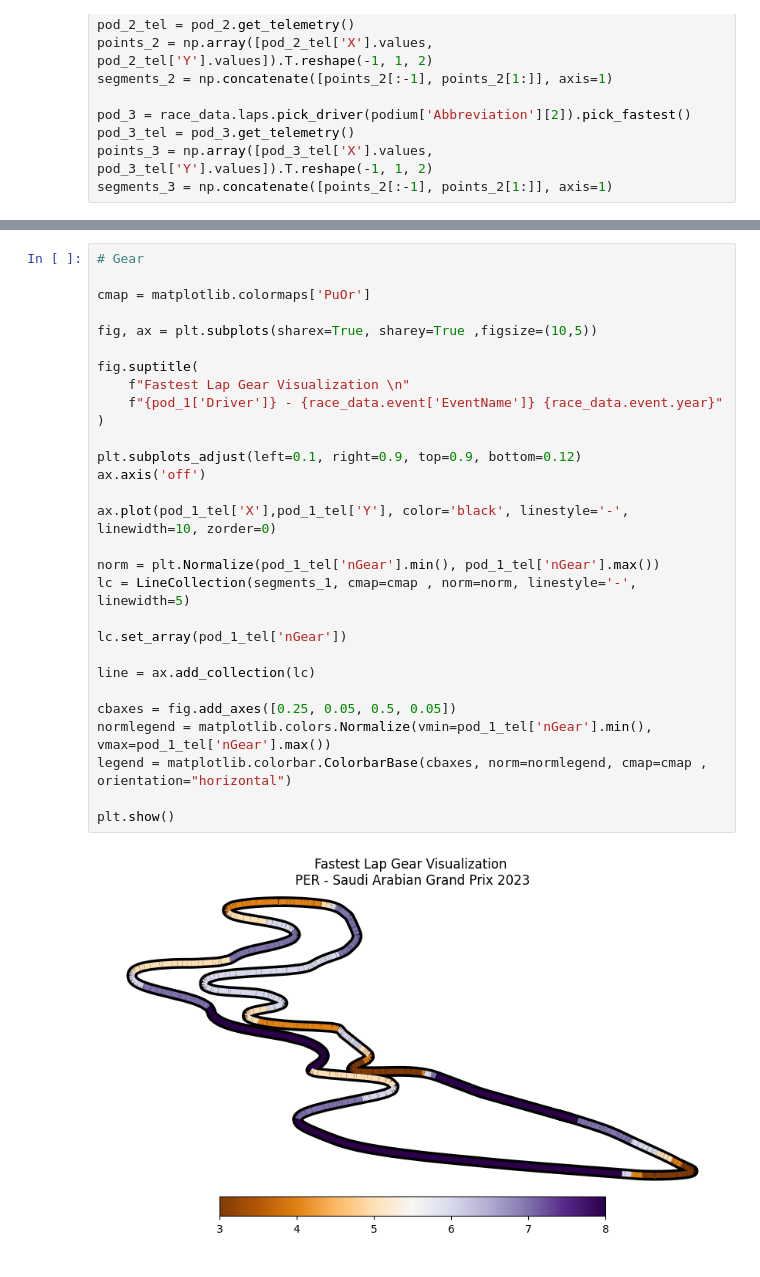
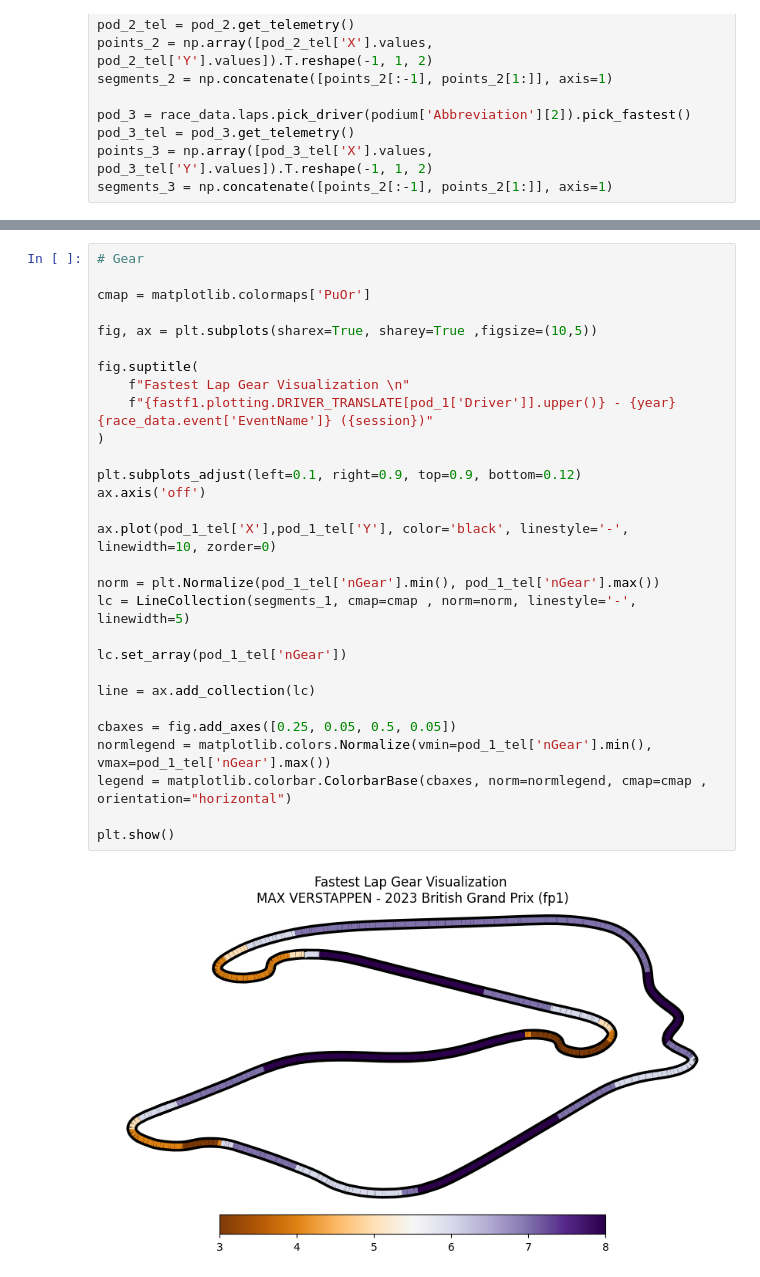
Before and after one commit to namra4122/Formula1_AnalysisDashboard, a Jupyter notebook: data_analysis.ipynb, the cells around one changed output, grey strips where cells are left out. Saved outputs shown, nothing was run; the diff lists cells and outputs as text.

```diff
--- a/data_analysis.ipynb
+++ b/data_analysis.ipynb
@@ -156,34 +217,34 @@ plt.show()
 # %%
 # Gear
 
 cmap = matplotlib.colormaps['PuOr']
 
 fig, ax = plt.subplots(sharex=True, sharey=True ,figsize=(10,5))
 
 fig.suptitle(
     f"Fastest Lap Gear Visualization \n"
-    f"{pod_1['Driver']} - {race_data.event['EventName']} {race_data.event.year}"
+    f"{fastf1.plotting.DRIVER_TRANSLATE[pod_1['Driver']].upper()} - {year} {race_data.event['EventName']} ({session})"
 )
 
 plt.subplots_adjust(left=0.1, right=0.9, top=0.9, bottom=0.12)
 ax.axis('off')
 
 ax.plot(pod_1_tel['X'],pod_1_tel['Y'], color='black', linestyle='-', linewidth=10, zorder=0)
 
 norm = plt.Normalize(pod_1_tel['nGear'].min(), pod_1_tel['nGear'].max())
 lc = LineCollection(segments_1, cmap=cmap , norm=norm, linestyle='-', linewidth=5)
 
 lc.set_array(pod_1_tel['nGear'])
 
 line = ax.add_collection(lc)
 
 cbaxes = fig.add_axes([0.25, 0.05, 0.5, 0.05])
 normlegend = matplotlib.colors.Normalize(vmin=pod_1_tel['nGear'].min(), vmax=pod_1_tel['nGear'].max())
 legend = matplotlib.colorbar.ColorbarBase(cbaxes, norm=normlegend, cmap=cmap , orientation="horizontal")
 
 plt.show()
 # %% [output]
-[figure, old version]
+[figure, new version]
 # %%
 # RPM
 
```
Also changed, not shown: parts of 14 cells of this notebook, 2 other files.
